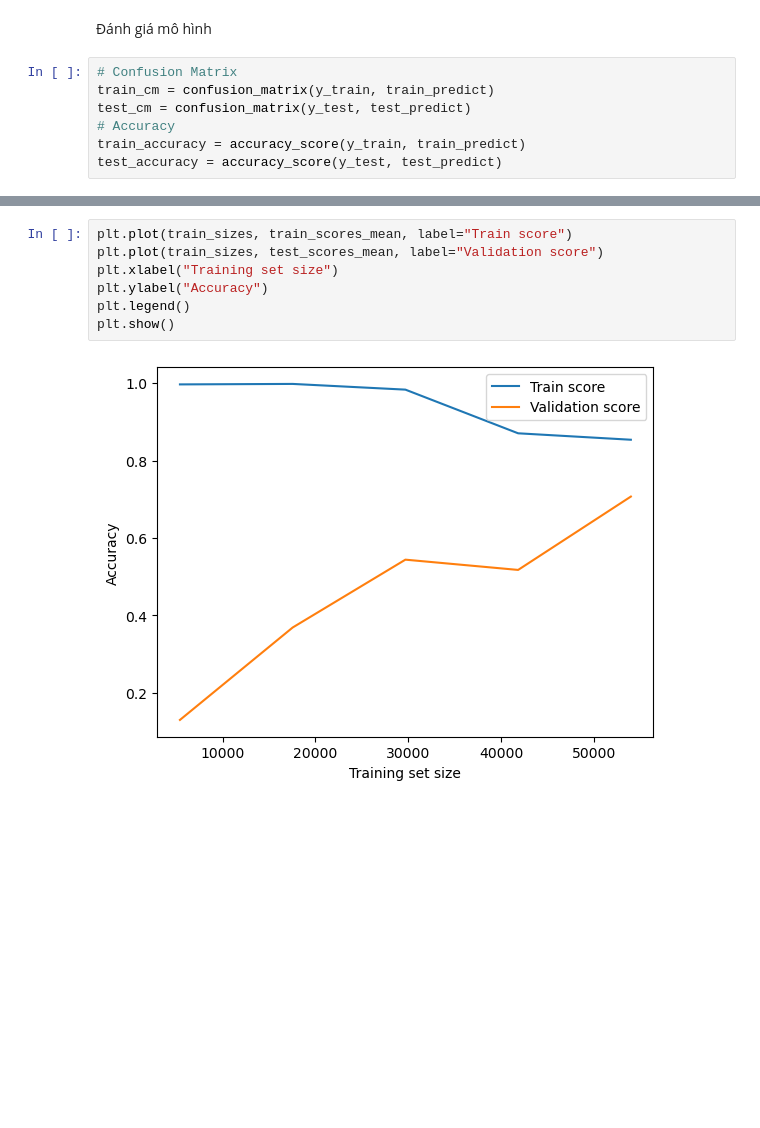
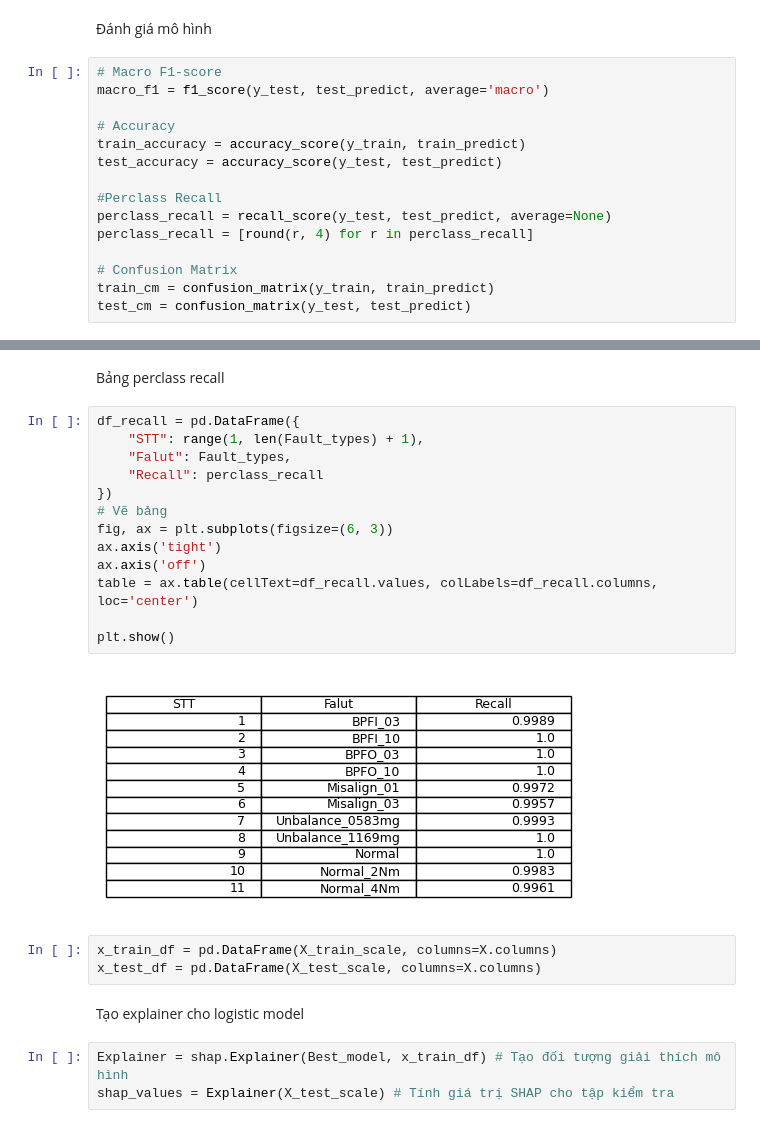
Before and after one commit to deth102/datn, a Jupyter notebook: logistic_train.ipynb, the cells around one changed output, grey strips where cells are left out. Cells and saved outputs as stored; diff of their text form; blank space fills up the shorter version.

```diff
--- a/logistic_train.ipynb
+++ b/logistic_train.ipynb
@@ -55,10 +58,18 @@ test_predict = Model.predict(X_test_scale)
 # %% [markdown]
 Đánh giá mô hình
 # %%
+# Macro F1-score
+macro_f1 = f1_score(y_test, test_predict, average='macro')
+
+# Accuracy
+train_accuracy = accuracy_score(y_train, train_predict)
+test_accuracy = accuracy_score(y_test, test_predict)
+
+#Perclass Recall
+perclass_recall = recall_score(y_test, test_predict, average=None)
+perclass_recall = [round(r, 4) for r in perclass_recall]
+
 # Confusion Matrix
 train_cm = confusion_matrix(y_train, train_predict)
 test_cm = confusion_matrix(y_test, test_predict)
-# Accuracy
-train_accuracy = accuracy_score(y_train, train_predict)
-test_accuracy = accuracy_score(y_test, test_predict)
 # %% [markdown]
@@ -100,9 +108,25 @@ Biểu đồ learning curve để đánh giá overfit
-# %%
-plt.plot(train_sizes, train_scores_mean, label="Train score")
-plt.plot(train_sizes, test_scores_mean, label="Validation score")
-plt.xlabel("Training set size")
-plt.ylabel("Accuracy")
-plt.legend()
-plt.show()
-# %% [output]
-[figure, removed]
+# %% [markdown]
+Bảng perclass recall
+# %%
+df_recall = pd.DataFrame({
+    "STT": range(1, len(Fault_types) + 1),
+    "Falut": Fault_types,
+    "Recall": perclass_recall
+})
+# Vẽ bảng
+fig, ax = plt.subplots(figsize=(6, 3))
+ax.axis('tight')
+ax.axis('off')
+table = ax.table(cellText=df_recall.values, colLabels=df_recall.columns, loc='center')
+
+plt.show()
+# %% [output]
+[figure, added]
+# %%
+x_train_df = pd.DataFrame(X_train_scale, columns=X.columns)
+x_test_df = pd.DataFrame(X_test_scale, columns=X.columns)
+# %% [markdown]
+Tạo explainer cho logistic model
+# %%
+Explainer = shap.Explainer(Best_model, x_train_df) # Tạo đối tượng giải thích mô hình
+shap_values = Explainer(X_test_scale) # Tính giá trị SHAP cho tập kiểm tra
```
Also changed, not shown: parts of 12 cells of this notebook, 2 other files.
